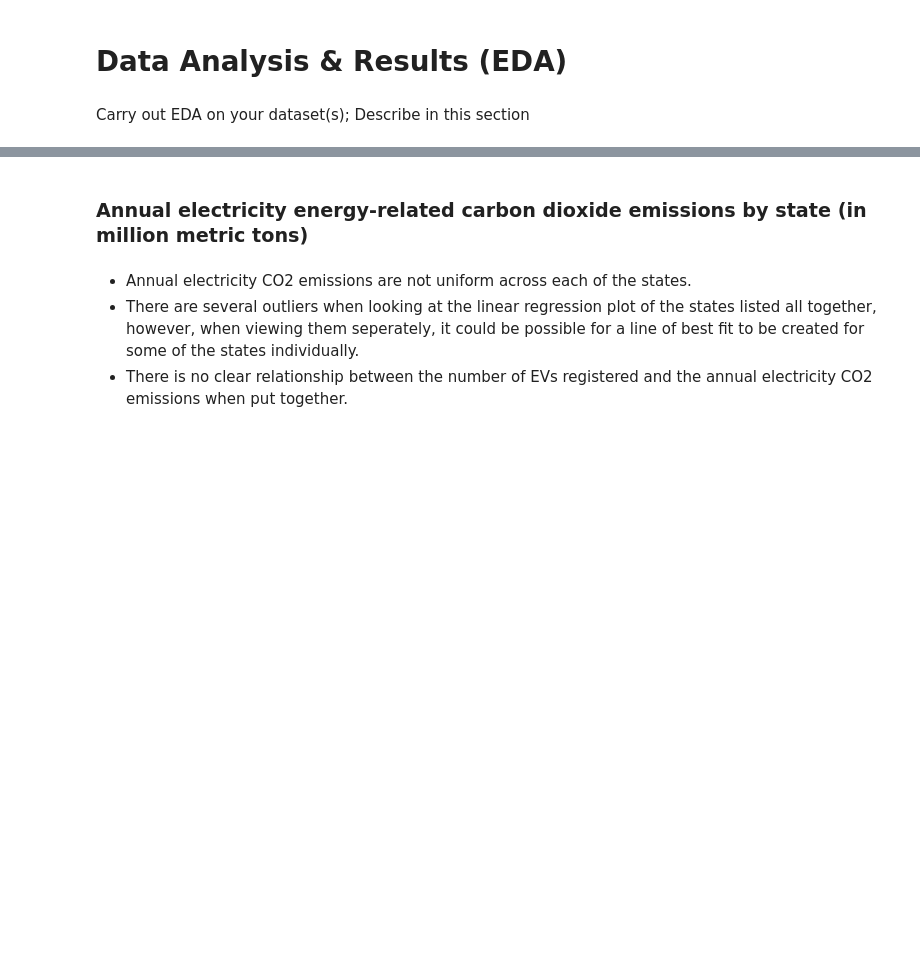
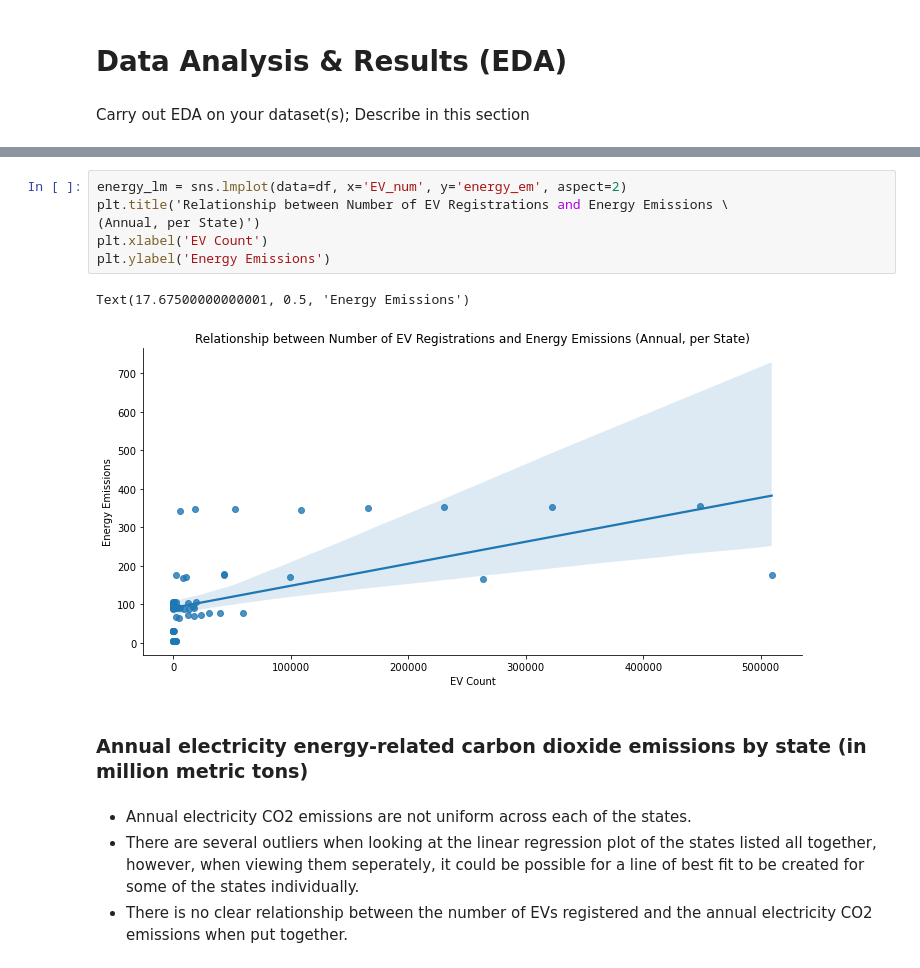
Before and after one commit to michaelgranado/EV-Count-and-CO2-Emissions-Project, a Jupyter notebook: EDACheckpointGroup039-Wi22.ipynb, the cells around one changed output, grey strips where cells are left out. Drawn from its saved outputs; the diff is of its cells as text; blank space fills up the shorter version.

```diff
--- a/EDACheckpointGroup039-Wi22.ipynb
+++ b/EDACheckpointGroup039-Wi22.ipynb
@@ -418,3 +440,12 @@ Carry out EDA on your dataset(s); Describe in this section
+# %%
+energy_lm = sns.lmplot(data=df, x='EV_num', y='energy_em', aspect=2)
+plt.title('Relationship between Number of EV Registrations and Energy Emissions \
+(Annual, per State)')
+plt.xlabel('EV Count')
+plt.ylabel('Energy Emissions')
+# %% [output]
+Text(17.67500000000001, 0.5, 'Energy Emissions')
+[figure, added]
 # %% [markdown]
 ### Annual electricity energy-related carbon dioxide emissions by state (in million metric tons)
 # %% [markdown]
```
Also changed, not shown: parts of 10 cells of this notebook.
